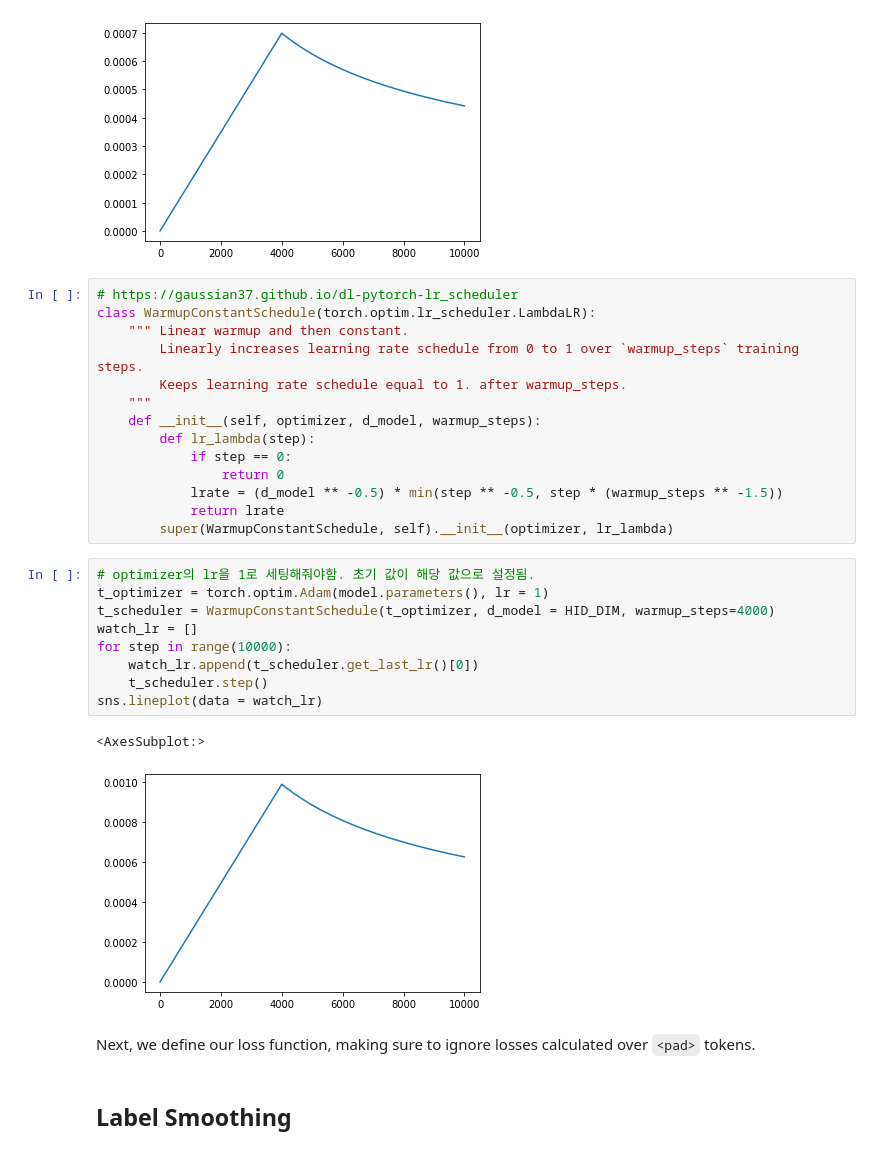
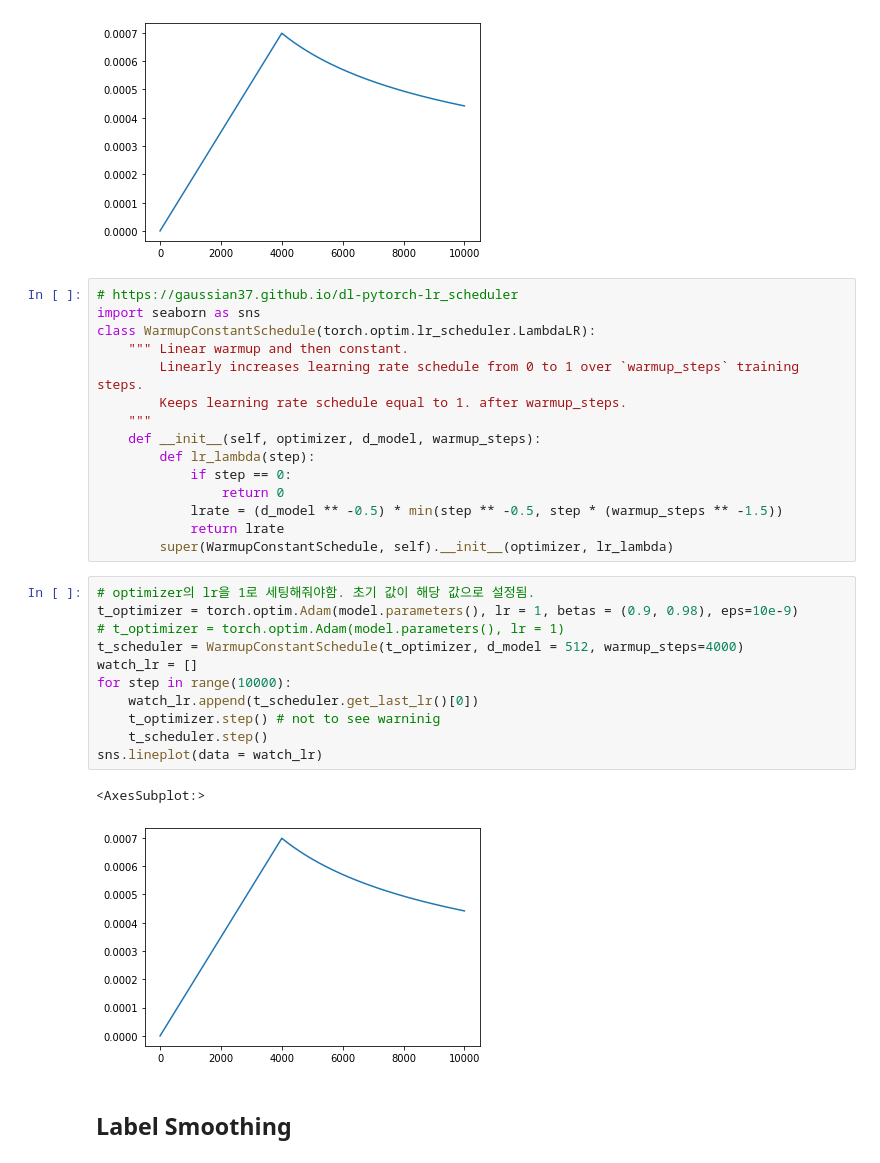
Before and after one commit to GyuminJack/torchstudy, a Jupyter notebook: 04Apr/01_refcode/6 - Attention is All You Need.ipynb, the cells around one changed output. Saved outputs shown, nothing was run; the diff lists cells and outputs as text.

```diff
--- a/04Apr/01_refcode/6 - Attention is All You Need.ipynb
+++ b/04Apr/01_refcode/6 - Attention is All You Need.ipynb
@@ -698,6 +700,7 @@ sns.lineplot(data = [lrate(HID_DIM=512, step_num=i) for i in range(1, 10000)])
 [figure]
 # %%
 # https://gaussian37.github.io/dl-pytorch-lr_scheduler
+import seaborn as sns
 class WarmupConstantSchedule(torch.optim.lr_scheduler.LambdaLR):
     """ Linear warmup and then constant.
         Linearly increases learning rate schedule from 0 to 1 over `warmup_steps` training steps.
@@ -712,18 +715,18 @@ class WarmupConstantSchedule(torch.optim.lr_scheduler.LambdaLR):
         super(WarmupConstantSchedule, self).__init__(optimizer, lr_lambda)
 # %%
 # optimizer의 lr을 1로 세팅해줘야함. 초기 값이 해당 값으로 설정됨.
-t_optimizer = torch.optim.Adam(model.parameters(), lr = 1)
-t_scheduler = WarmupConstantSchedule(t_optimizer, d_model = HID_DIM, warmup_steps=4000)
+t_optimizer = torch.optim.Adam(model.parameters(), lr = 1, betas = (0.9, 0.98), eps=10e-9)
+# t_optimizer = torch.optim.Adam(model.parameters(), lr = 1)
+t_scheduler = WarmupConstantSchedule(t_optimizer, d_model = 512, warmup_steps=4000)
 watch_lr = []
 for step in range(10000):
     watch_lr.append(t_scheduler.get_last_lr()[0])
+    t_optimizer.step() # not to see warninig
     t_scheduler.step()
 sns.lineplot(data = watch_lr)
 # %% [output]
 <AxesSubplot:>
-[figure, old version]
+[figure, new version]
-# %% [markdown]
-Next, we define our loss function, making sure to ignore losses calculated over `<pad>` tokens.
 # %% [markdown]
 ## Label Smoothing
 # %%
```
Also changed, not shown: parts of 31 cells of this notebook, 1 other file.
